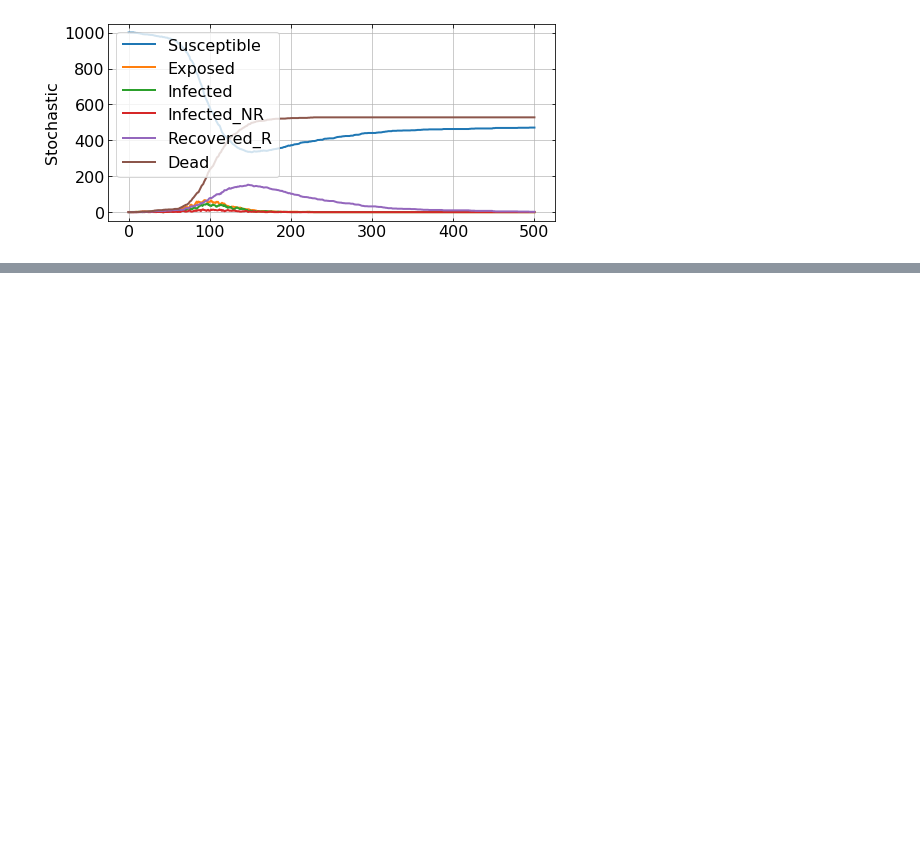
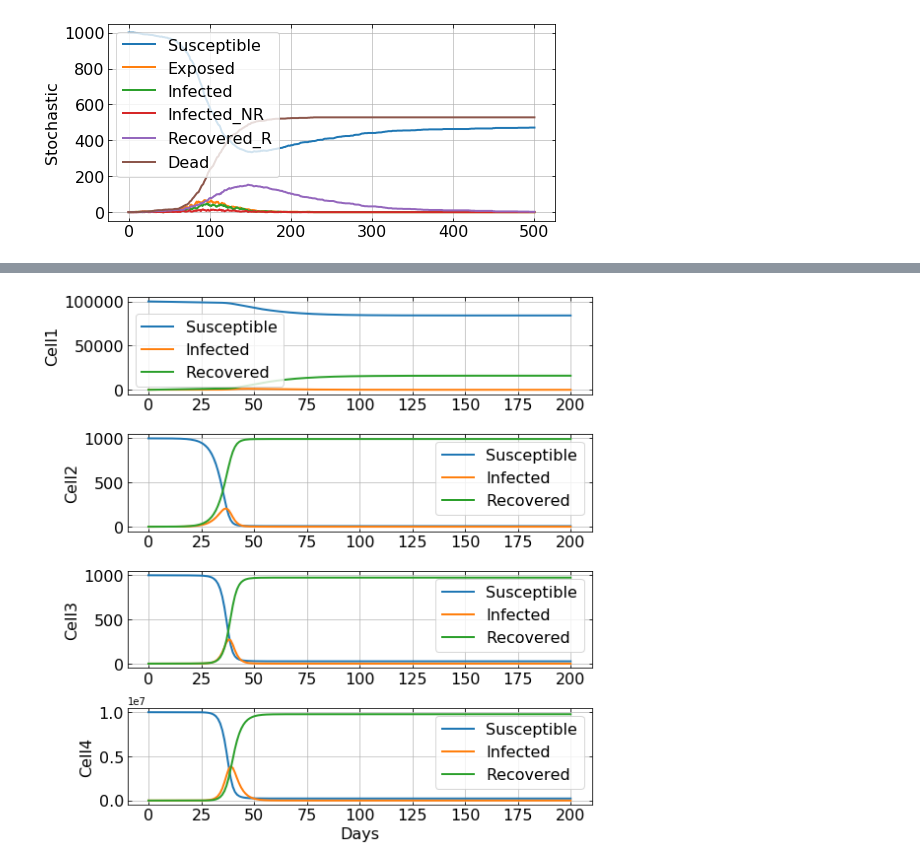
Before and after one commit to jeannechaverot/CovidForecasting, a Jupyter notebook: Tester.ipynb, the cells around one changed output, grey strips where cells are left out. Saved outputs shown, nothing was run; the diff lists cells and outputs as text; code cells hidden in the pictures; blank space fills up the shorter version.

```diff
--- a/Tester.ipynb
+++ b/Tester.ipynb
@@ -147,0 +246,46 @@ plt.show()
+# %%
+link = np.array([[1e-4, 0, 0, 1e-4]]*4)
+params = {'beta' : 0.4, 'gamma' : 0.4, 'S0' : 99999, 'I0' : 100, 'R0' : 0}
+params2 = {'beta' : 0.8, 'gamma' : 0.5, 'S0' : 1000, 'I0' : 0, 'R0' : 0}
+params3 = {'beta' : 0.6, 'gamma' : 0.5, 'S0' : 1000, 'I0' : 0, 'R0' : 0}
+params4 = {'beta' : 1, 'gamma' : 0.3, 'S0' : 10000000, 'I0' : 0, 'R0' : 0}
+param_list=[params, params2, params3, params4]  # one cell with 10 infects and all others infection-free
+
+simulator = CompartmentManager(parameters_list=param_list, link=link, model='SIR')
+simulator.evolve(200)
+
+Ss = simulator.S
+Is = simulator.I
+Rs = simulator.R
+# %%
+xlabel = 'Days'
+ylabel1 = 'Cell1'
+ylabel2 = 'Cell2'
+ylabel3 = 'Cell3'
+ylabel4 = 'Cell4'
+fig = plt.figure(figsize=(8,8))
+ax1 = fig.add_subplot(411)
+ax2 = fig.add_subplot(412)
+ax3 = fig.add_subplot(413)
+ax4 = fig.add_subplot(414)
+ax1.plot(simulator.time, Ss[0], linewidth=2, label='Susceptible')
+ax1.plot(simulator.time, Is[0], linewidth=2, label='Infected')
+ax1.plot(simulator.time, Rs[0], linewidth=2, label='Recovered')
+ax2.plot(simulator.time, Ss[1], linewidth=2, label='Susceptible')
+ax2.plot(simulator.time, Is[1], linewidth=2, label='Infected')
+ax2.plot(simulator.time, Rs[1], linewidth=2, label='Recovered')
+ax3.plot(simulator.time, Ss[2], linewidth=2, label='Susceptible')
+ax3.plot(simulator.time, Is[2], linewidth=2, label='Infected')
+ax3.plot(simulator.time, Rs[2], linewidth=2, label='Recovered')
+ax4.plot(simulator.time, Ss[3], linewidth=2, label='Susceptible')
+ax4.plot(simulator.time, Is[3], linewidth=2, label='Infected')
+ax4.plot(simulator.time, Rs[3], linewidth=2, label='Recovered')
+set_ax(ax1, ylabel=ylabel1, legend=True)
+set_ax(ax2, ylabel=ylabel2, legend=True)
+set_ax(ax3, ylabel=ylabel3, legend=True)
+set_ax(ax4, xlabel=xlabel, ylabel=ylabel4, legend=True)
+plt.tight_layout()
+fig.savefig('four_cell_interaction.pdf')
+plt.show()
+# %% [output]
+[figure, added]
```
Also changed, not shown: parts of 8 cells of this notebook.
